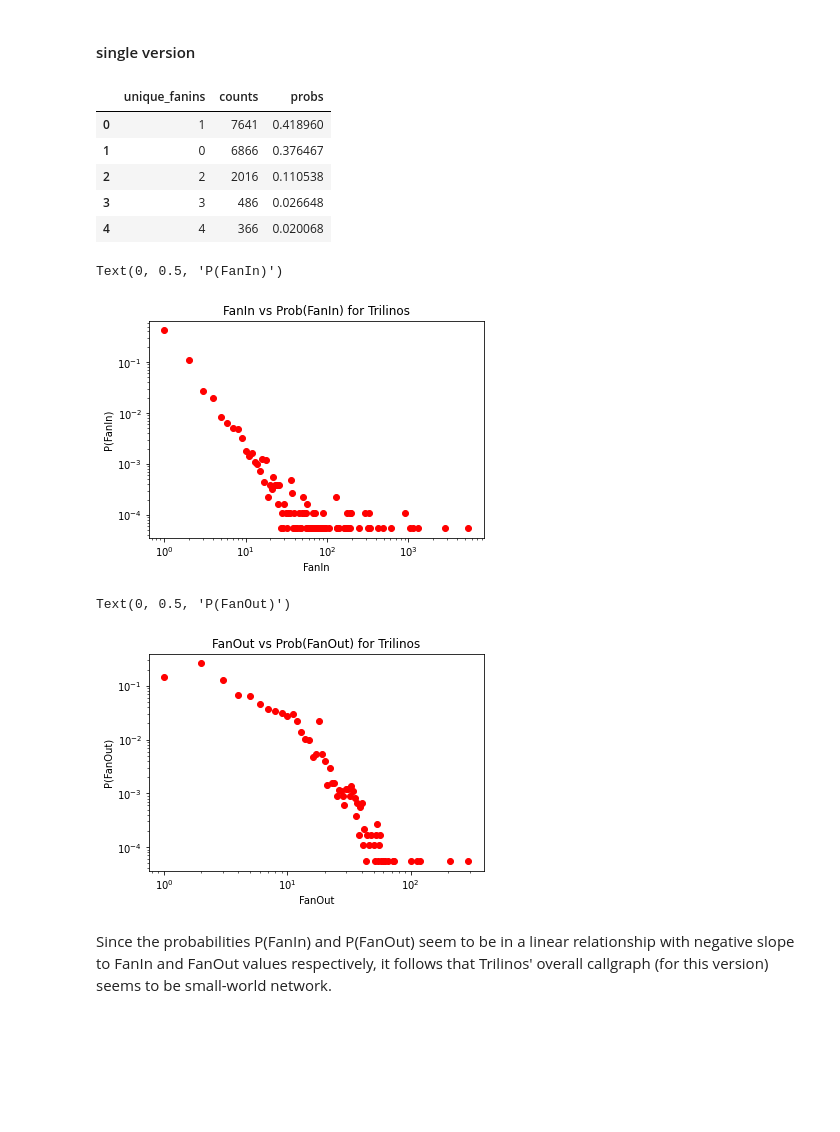
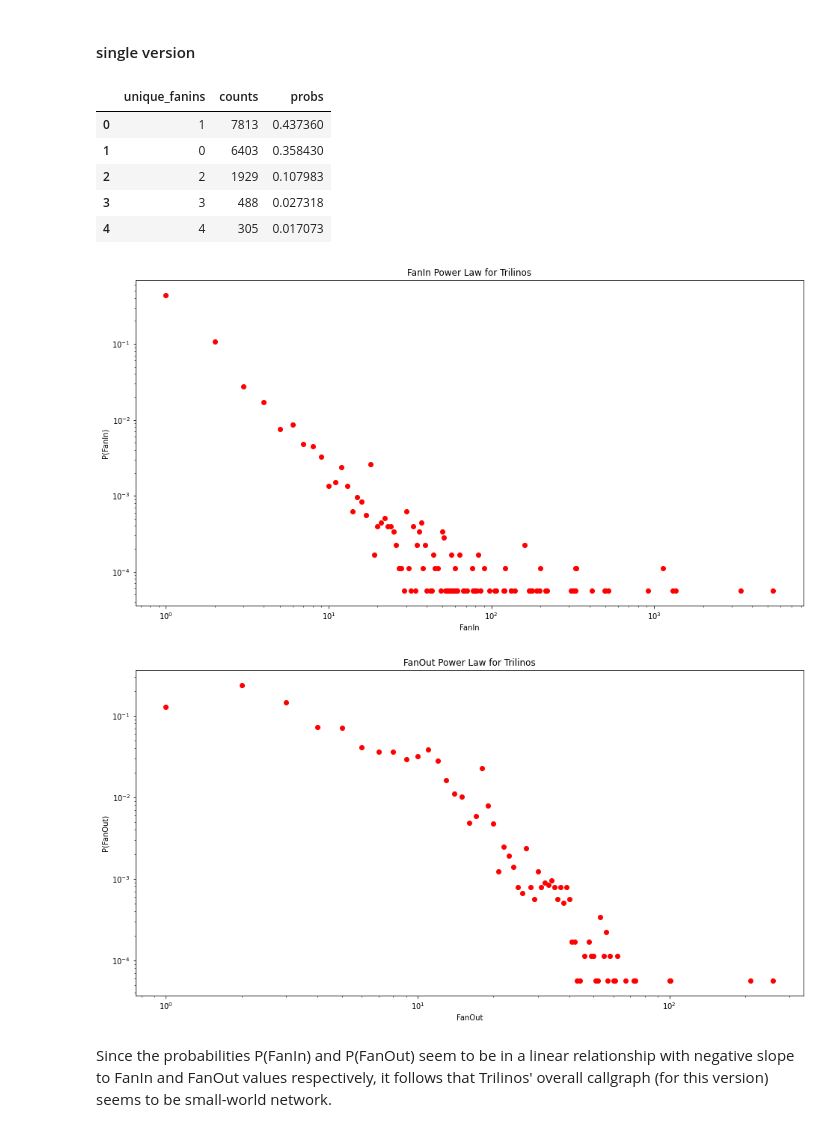
Before and after one commit to HPCL/codepurrfect, a Jupyter notebook: src/dockerStuff/logs/TrillinosComplexSystemExplore.ipynb, the cells around one changed output. Cells and saved outputs as stored; diff of their text form; code cells hidden in the pictures; blank space fills up the shorter version.

Commit message:
status after MSR short paper

```diff
--- a/src/dockerStuff/logs/TrillinosComplexSystemExplore.ipynb
+++ b/src/dockerStuff/logs/TrillinosComplexSystemExplore.ipynb
@@ -75,5 +206,5 @@ unmangle them by piping the contents of the file through c++filt.
 Moreover, if the average shortest path of a given node is infinite, this should mean that
 there exists at least one node in the network that the node in question is not connected to. If, in addition, the node's fan-out is zero, then all paths end at the node, and thus is betweenness is zero. For our problem domain, nodes are functions and for a function to be such an end-point, the function would have to be a built-in function.  We drop such built-in functions.
 # %%
-sample_pd = list(callgraphMetrics.values())[0][['FanIn', 'FanOut', 'AvgShortestPath', 'Betweenness', 'Eccentricity_R']]
+sample_pd = callgraphMetrics['/logs/TrilinosCG1301.csv'][['FanIn', 'FanOut', 'AvgShortestPath', 'Betweenness', 'Eccentricity_R']]
 # %%
@@ -123,40 +254,40 @@ sample_pd_fanout['probs'] = sample_pd_fanout['counts'] / sample_pd_fanout['count
 sample_pd_fanin.head()
 # %% [output]
 |  | unique_fanins | counts | probs |
-| 0 | 1 | 7641 | 0.418960 |
-| 1 | 0 | 6866 | 0.376467 |
-| 2 | 2 | 2016 | 0.110538 |
-| 3 | 3 | 486 | 0.026648 |
-| 4 | 4 | 366 | 0.020068 |
+| 0 | 1 | 7813 | 0.437360 |
+| 1 | 0 | 6403 | 0.358430 |
+| 2 | 2 | 1929 | 0.107983 |
+| 3 | 3 | 488 | 0.027318 |
+| 4 | 4 | 305 | 0.017073 |
 # %%
-fig = plt.figure()
+fig = plt.figure(figsize=(16, 8))
 ax = plt.gca()
 ax.scatter(sample_pd_fanin.unique_fanins, sample_pd_fanin.probs, color='r')
 # ax.plot(np.unique(sample_pd_fanin.unique_fanins),
 #                 np.poly1d(np.polyfit(sample_pd_fanin.unique_fanins,
 #                                      sample_pd_fanin.probs, 1))
 #         (np.unique(sample_pd_fanin.unique_fanins)))
 ax.set_yscale('log')
 ax.set_xscale('log')
-ax.set_title('FanIn vs Prob(FanIn) for Trilinos')
+ax.set_title('FanIn Power Law for Trilinos')
 ax.set_xlabel('FanIn')
 ax.set_ylabel('P(FanIn)')
+fig.savefig('Trilinos1301FanInPowerLaw.png')
 # %% [output]
-Text(0, 0.5, 'P(FanIn)')
-[figure, old version]
+[figure, new version]
 # %%
-fig = plt.figure()
+fig = plt.figure(figsize=(16, 8))
 ax = plt.gca()
 ax.scatter(sample_pd_fanout.unique_fanouts, sample_pd_fanout.probs, color='r')
 # ax.plot(np.unique(np.log(sample_pd_fanout.unique_fanouts)), np.poly1d(np.polyfit(np.log(sample_pd_fanout.unique_fanouts), np.log(sample_pd_fanout.probs), 1))(np.unique(np.log(sample_pd_fanout.unique_fanouts))), ':')
 ax.set_yscale('log')
 ax.set_xscale('log')
-ax.set_title('FanOut vs Prob(FanOut) for Trilinos')
+ax.set_title('FanOut Power Law for Trilinos')
 ax.set_xlabel('FanOut')
 ax.set_ylabel('P(FanOut)')
+plt.savefig('Trilinos1301FanOutPowerLaw.png')
 # %% [output]
-Text(0, 0.5, 'P(FanOut)')
-[figure, old version]
+[figure, new version]
 # %% [markdown]
 Since the probabilities P(FanIn) and P(FanOut) seem to be in a linear relationship with negative slope to FanIn and FanOut values respectively, it follows that Trilinos' overall callgraph (for this version) seems to be small-world network.
 # %% [markdown]
```
Also changed, not shown: parts of 127 cells of this notebook, 54 other files.
